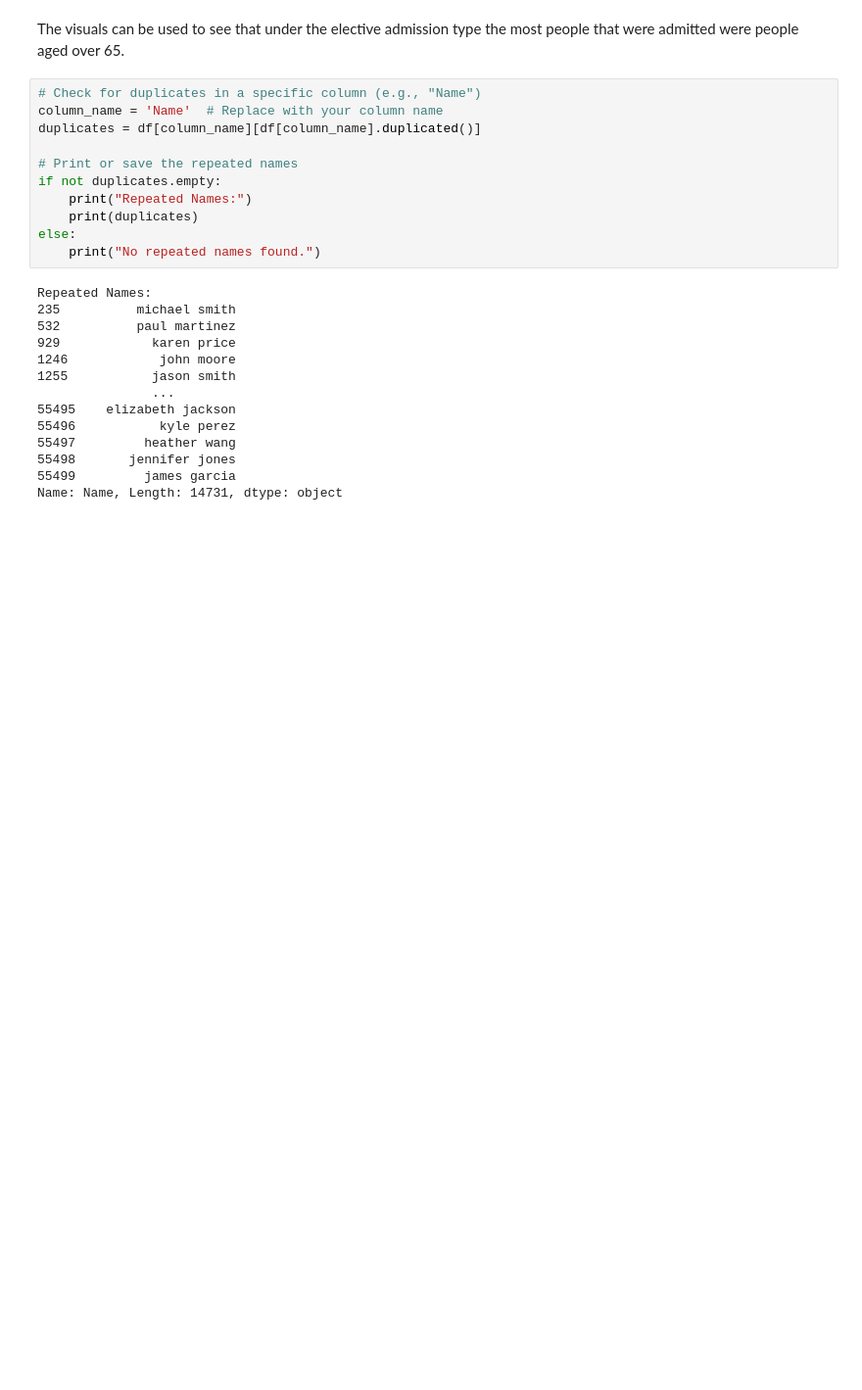
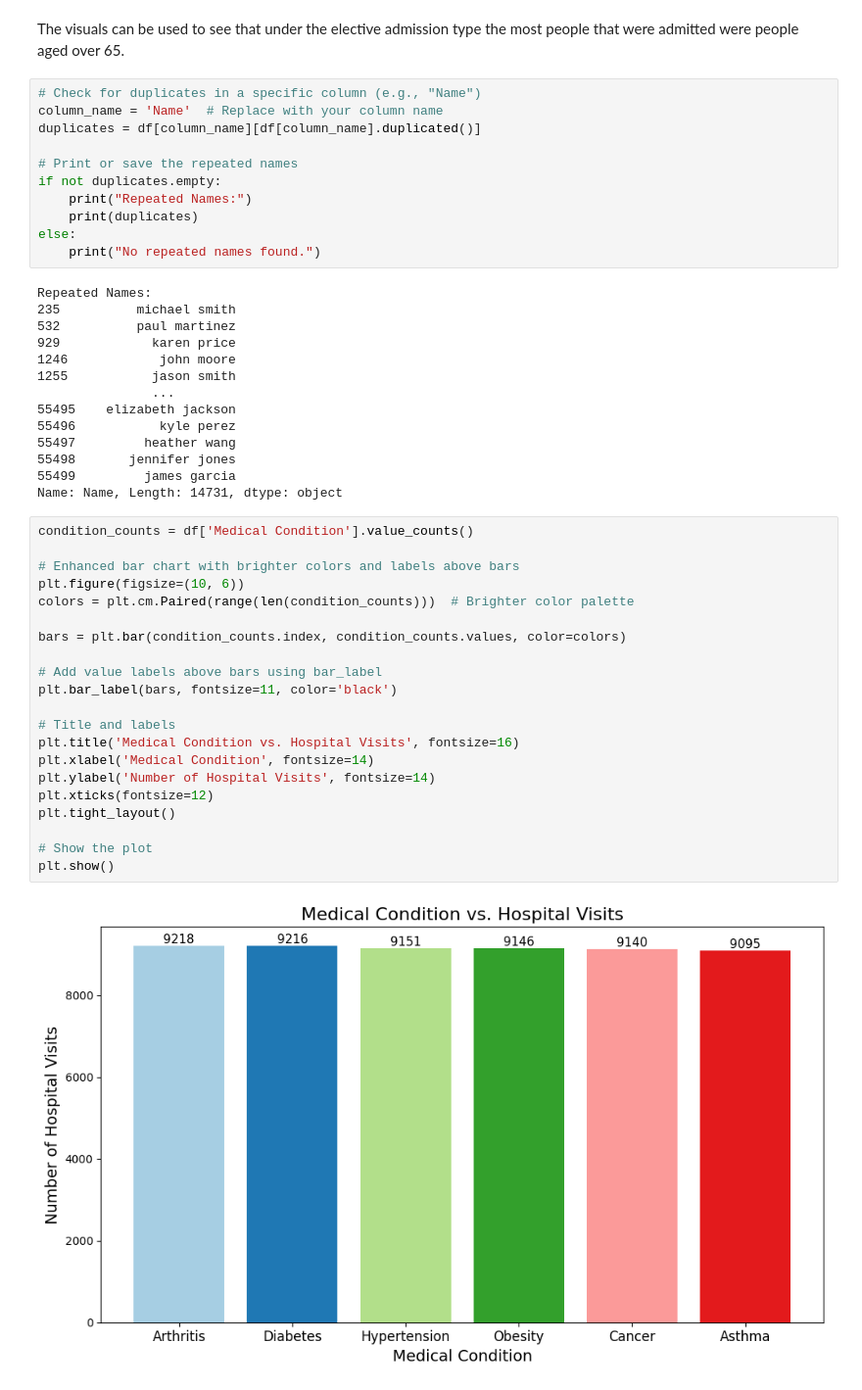
Before and after one commit to Thayallen02/MY-DAC-Curriculum, a Jupyter notebook: Internal Project/Graphs.ipynb, the cells around one changed output. Shown at 98% size. Cells and saved outputs as stored; diff of their text form; blank space fills up the shorter version.

```diff
--- a/Internal Project/Graphs.ipynb
+++ b/Internal Project/Graphs.ipynb
@@ -190,3 +190,26 @@ Repeated Names:
 55498       jennifer jones
 55499         james garcia
 Name: Name, Length: 14731, dtype: object
+# %%
+condition_counts = df['Medical Condition'].value_counts()
+
+# Enhanced bar chart with brighter colors and labels above bars
+plt.figure(figsize=(10, 6))
+colors = plt.cm.Paired(range(len(condition_counts)))  # Brighter color palette
+
+bars = plt.bar(condition_counts.index, condition_counts.values, color=colors)
+
+# Add value labels above bars using bar_label
+plt.bar_label(bars, fontsize=11, color='black')
+
+# Title and labels
+plt.title('Medical Condition vs. Hospital Visits', fontsize=16)
+plt.xlabel('Medical Condition', fontsize=14)
+plt.ylabel('Number of Hospital Visits', fontsize=14)
+plt.xticks(fontsize=12)
+plt.tight_layout()
+
+# Show the plot
+plt.show()
+# %% [output]
+[figure, added]
```
Also changed, not shown: parts of 3 cells of this notebook, 5 other files.
